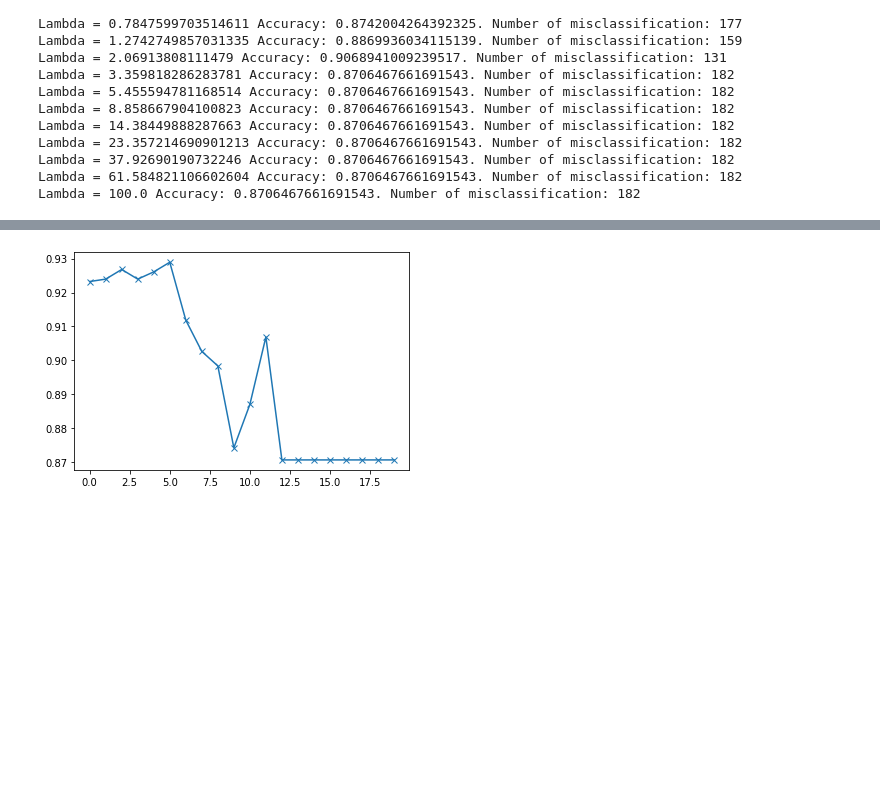
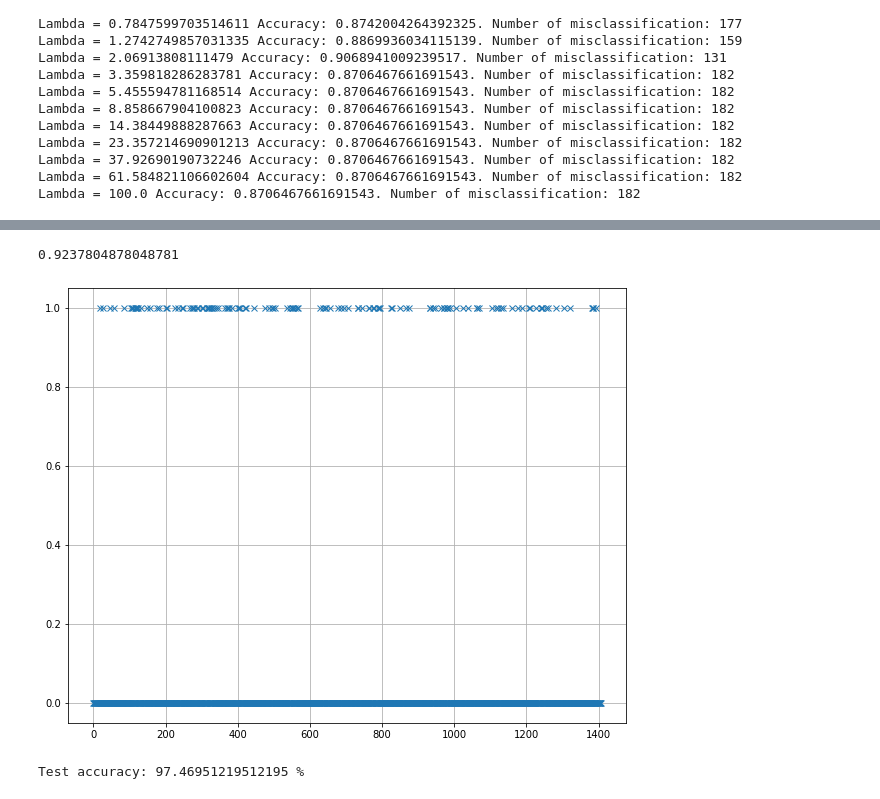
Before and after one commit to keshuw726/CS532-Course-Project, a Jupyter notebook: code/CS532_Project_Asteroids_Classification.ipynb, the cells around one changed output, grey strips where cells are left out. Saved outputs shown, nothing was run; the diff lists cells and outputs as text; code cells hidden in the pictures; blank space fills up the shorter version.

```diff
--- a/code/CS532_Project_Asteroids_Classification.ipynb
+++ b/code/CS532_Project_Asteroids_Classification.ipynb
@@ -810,0 +918,3 @@ Lambda = 100.0 Accuracy: 0.8706467661691543. Number of misclassification: 182
+# %%
+sigmoid_svc = svm.SVC(kernel='sigmoid')
+sigmoid_svc.fit(X_train, y_train)
@@ -811,6 +1090,27 @@ Lambda = 100.0 Accuracy: 0.8706467661691543. Number of misclassification: 182
+# %%
+id = np.argmax(Acc)
+print(np.max(Acc))
+# %% [output]
+0.9237804878048781
+# %%
+W_opt = W_list[id]
+V_opt = V_list[id]
+# %%
+Xb_test = np.hstack((np.ones((X_test.shape[0],1)), X_test))
+H_test = sigmoid(np.hstack((np.ones((X_test.shape[0],1)), Xb_test@W_opt)))
+Yhat_test = sigmoid(H_test@V_opt)
+y_pred_test = np.round(Yhat_test)
+y_test_ = np.sign(y_test)/2+.5
 # %%
-plt.figure()
-plt.plot(Acc, '-x')
+plt.figure(figsize=(10,8))
+plt.plot(y_pred_test, 'x')
+plt.grid()
 plt.show()
 # %% [output]
-[figure, old version]
+[figure, new version]
+# %%
+err = np.sum(abs(y_pred_test - y_test_))
+acc = 1 - err/n
+print("Test accuracy:", acc*100, "%")
+# %% [output]
+Test accuracy: 97.46951219512195 %
```
Also changed, not shown: parts of 35 cells of this notebook.
